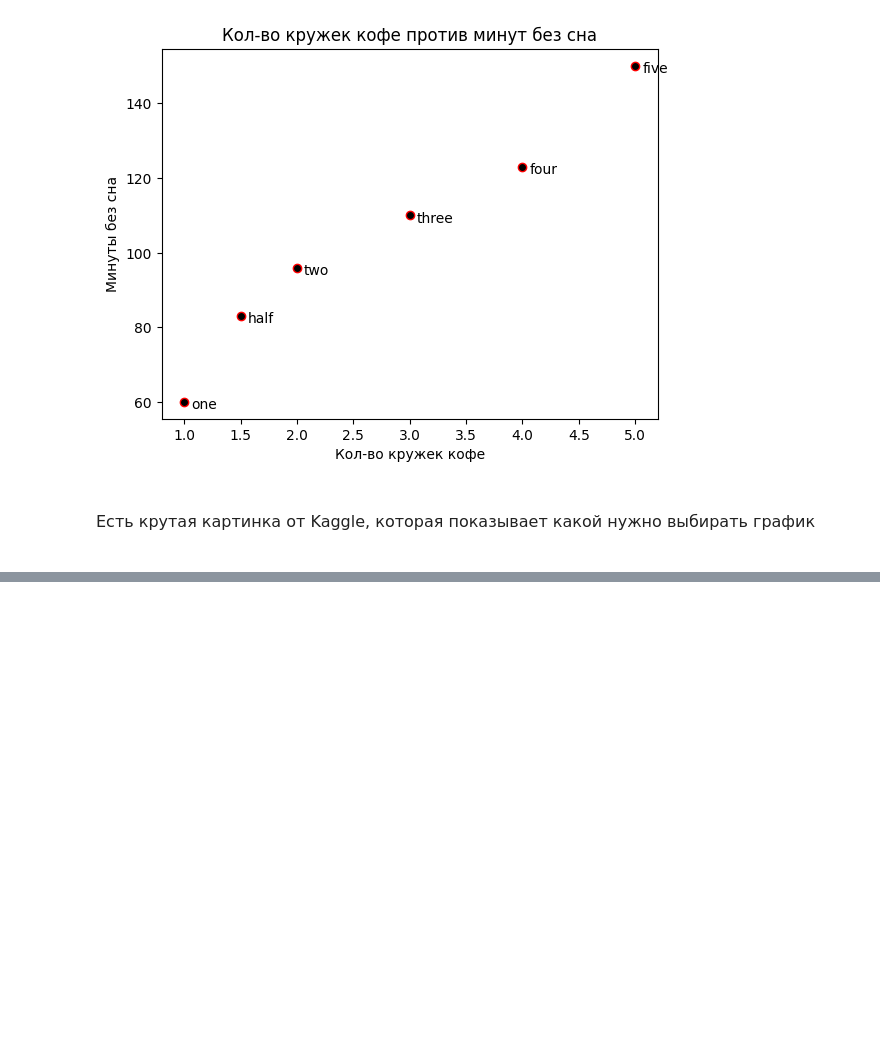
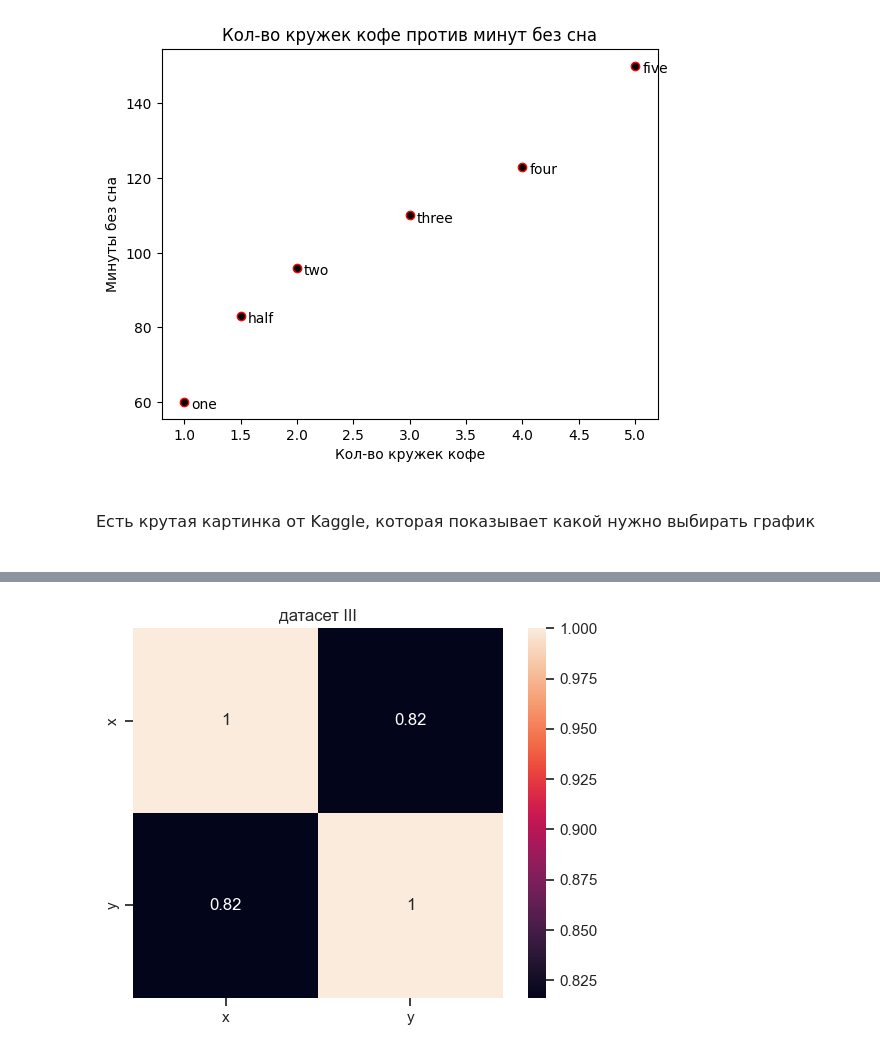
Before and after one commit to 1mmo/data-analysis-handbook, a Jupyter notebook: handbook/Working with data/visualization.ipynb, the cells around one changed output, grey strips where cells are left out. Saved outputs shown, nothing was run; the diff lists cells and outputs as text; code cells hidden in the pictures; blank space fills up the shorter version.

```diff
--- a/handbook/Working with data/visualization.ipynb
+++ b/handbook/Working with data/visualization.ipynb
@@ -113,0 +194,4 @@ plt.show()
+# %%
+corr_plot(data=df.query('dataset == "III"').iloc[:, 1:], title='датасет III')
+# %% [output]
+[figure, added]
```
Also changed, not shown: parts of 17 cells of this notebook, 2 other files.
